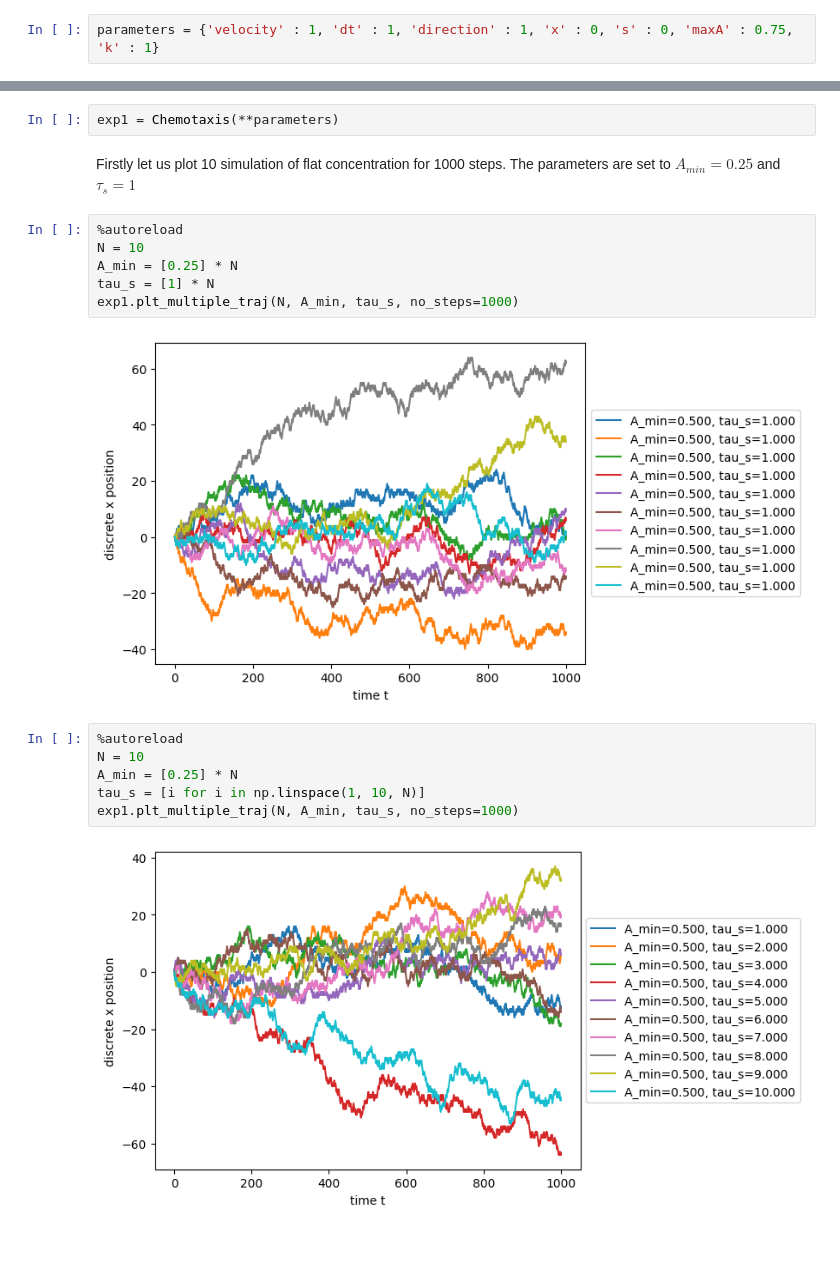
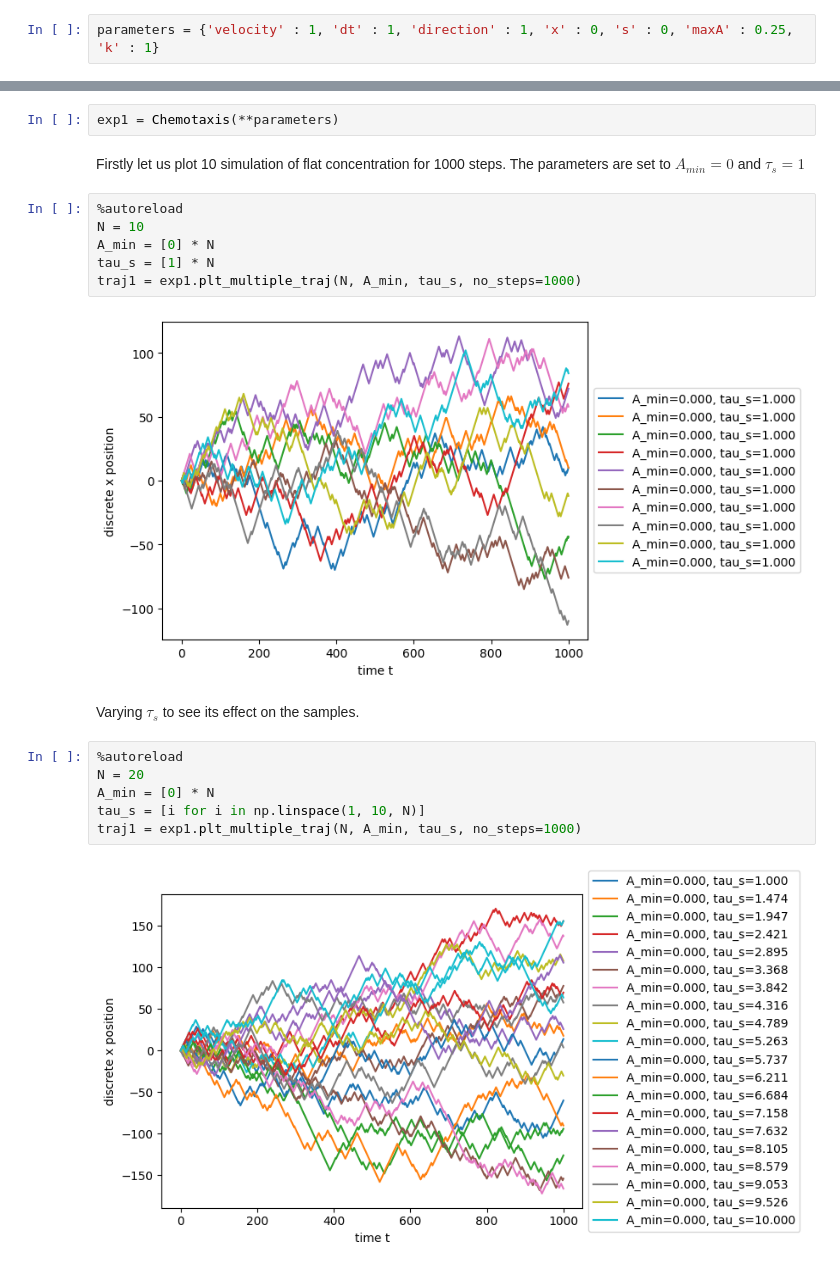
Before and after one commit to erezli/IIBCW_simplified_chemotaxis_model, a Jupyter notebook: CW1_simulation.ipynb, the cells around one changed output, grey strips where cells are left out. Cells and saved outputs as stored; diff of their text form; blank space fills up the shorter version.

Commit message:
complete simulations

```diff
--- a/CW1_simulation.ipynb
+++ b/CW1_simulation.ipynb
@@ -21,3 +37,3 @@ Initialise the coeficient and parameters we are going to use in the simulation,
 # %%
-parameters = {'velocity' : 1, 'dt' : 1, 'direction' : 1, 'x' : 0, 's' : 0, 'maxA' : 0.75, 'k' : 1}
+parameters = {'velocity' : 1, 'dt' : 1, 'direction' : 1, 'x' : 0, 's' : 0, 'maxA' : 0.25, 'k' : 1}
 # %% [markdown]
@@ -29,21 +46,23 @@ parameters['cType'] = "flat"
 # %%
 exp1 = Chemotaxis(**parameters)
 # %% [markdown]
-Firstly let us plot 10 simulation of flat concentration for 1000 steps. The parameters are set to $A_{min} = 0.25$ and $\tau_s = 1$
+Firstly let us plot 10 simulation of flat concentration for 1000 steps. The parameters are set to $A_{min} = 0$ and $\tau_s = 1$
 # %%
 %autoreload
 N = 10
-A_min = [0.25] * N
+A_min = [0] * N
 tau_s = [1] * N
-exp1.plt_multiple_traj(N, A_min, tau_s, no_steps=1000)
+traj1 = exp1.plt_multiple_traj(N, A_min, tau_s, no_steps=1000)
 # %% [output]
-[figure, old version]
+[figure, new version]
+# %% [markdown]
+Varying $\tau_s$ to see its effect on the samples.
 # %%
 %autoreload
-N = 10
-A_min = [0.25] * N
+N = 20
+A_min = [0] * N
 tau_s = [i for i in np.linspace(1, 10, N)]
-exp1.plt_multiple_traj(N, A_min, tau_s, no_steps=1000)
+traj1 = exp1.plt_multiple_traj(N, A_min, tau_s, no_steps=1000)
 # %% [output]
-[figure, old version]
+[figure, new version]
 # %% [markdown]
```
Also changed, not shown: parts of 46 cells of this notebook, 2 other files.
